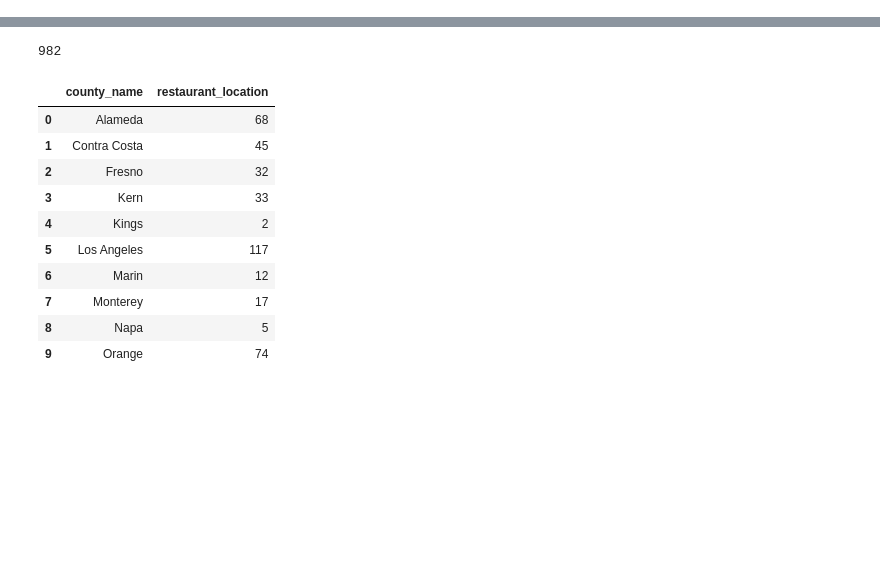
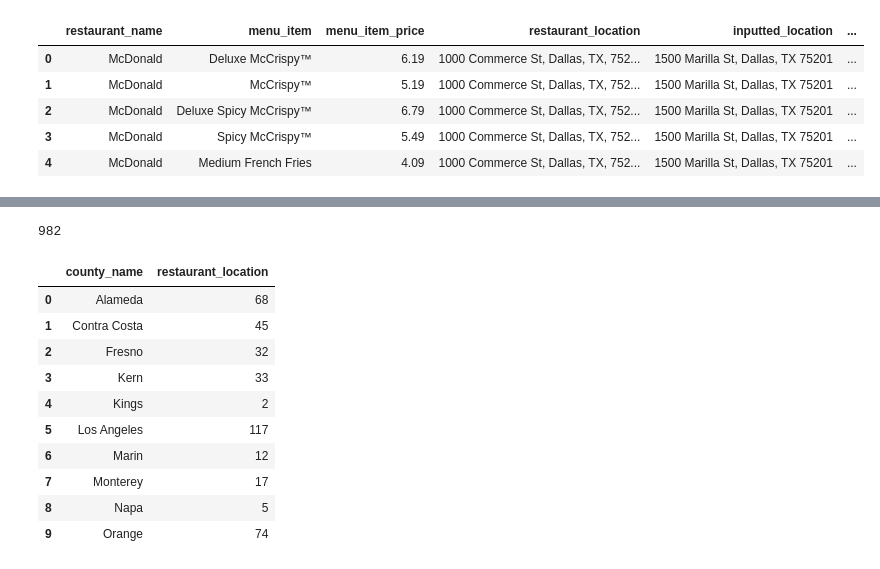
Before and after one commit to nguyena607/IRLE_scraping, a Jupyter notebook: scripts/processing.ipynb, the cells around one changed output, grey strips where cells are left out. Cells and saved outputs as stored; diff of their text form; code cells hidden in the pictures; blank space fills up the shorter version.

Commit message:
uber eats ff nonca

```diff
--- a/scripts/processing.ipynb
+++ b/scripts/processing.ipynb
@@ -3,7 +3,7 @@ import json
 import pandas as pd
 import numpy as np
 
-file_path = "raw_prices_ubereats_ca_fullserv05-15-2024.jsonl"
+file_path = "raw_prices_ubereats_nonca_ff_pt3_05-16-2024.jsonl"
 
 # Load the JSON data from the selected file
 with open(file_path, 'r', encoding='utf-8') as file:
@@ -39,8 +39,15 @@ df['restaurant_name'] = df['restaurant_name'].str.replace(r'_[0-9]+$', '', regex
 # %%
 df['restaurant_name'] = df['restaurant_name'].str.split('@').str[0]
 df['restaurant_name'] = df['restaurant_name'].str.replace('_', ' ')
 df.head()
-df.to_csv("raw_prices_ubereats_ca_ffullserv_05142024.csv")
+#df.to_csv("raw_prices_ubereats_ca_ffullserv_05142024.csv")
+# %% [output]
+|  | restaurant_name | menu_item | menu_item_price | restaurant_location | inputted_location | ... |
+| 0 | McDonald | Deluxe McCrispy™ | 6.19 | 1000 Commerce St, Dallas, TX, 752... | 1500 Marilla St, Dallas, TX 75201 | ... |
+| 1 | McDonald | McCrispy™ | 5.19 | 1000 Commerce St, Dallas, TX, 752... | 1500 Marilla St, Dallas, TX 75201 | ... |
+| 2 | McDonald | Deluxe Spicy McCrispy™ | 6.79 | 1000 Commerce St, Dallas, TX, 752... | 1500 Marilla St, Dallas, TX 75201 | ... |
+| 3 | McDonald | Spicy McCrispy™ | 5.49 | 1000 Commerce St, Dallas, TX, 752... | 1500 Marilla St, Dallas, TX 75201 | ... |
+| 4 | McDonald | Medium French Fries | 4.09 | 1000 Commerce St, Dallas, TX, 752... | 1500 Marilla St, Dallas, TX 75201 | ... |
 # %%
 zips_df = pd.read_csv('uszips.csv')[['zip', 'county_name']]
 # %%
```
Also changed, not shown: 3 other files.
